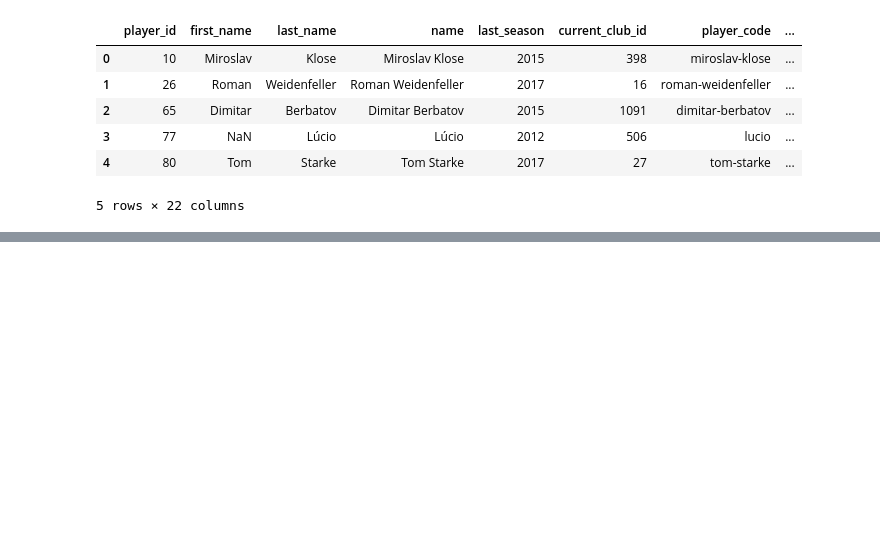
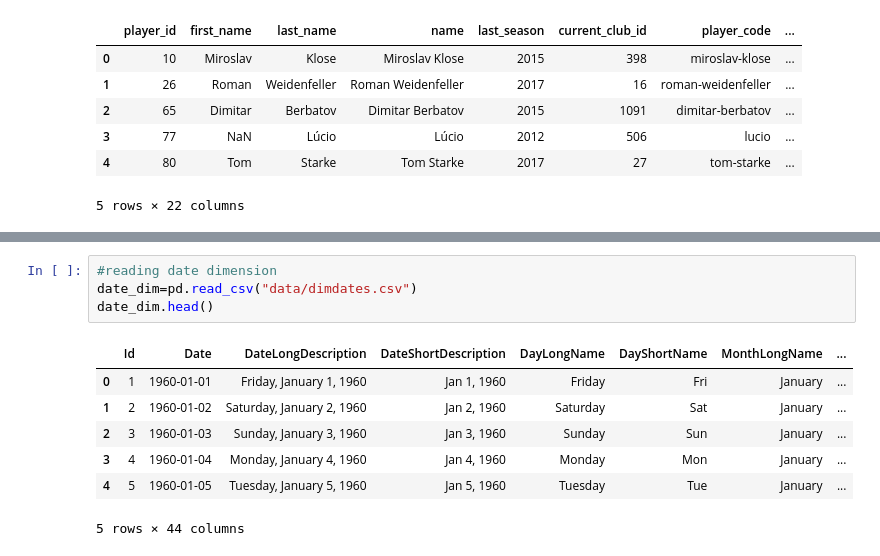
Before and after one commit to abanoub1555/Football-Data-from-Transfermarkt, a Jupyter notebook: transfer-data.ipynb, the cells around one changed output, grey strips where cells are left out. Drawn from its saved outputs; the diff is of its cells as text; blank space fills up the shorter version.

```diff
--- a/transfer-data.ipynb
+++ b/transfer-data.ipynb
@@ -88,0 +103,12 @@ player_dimension.drop(columns=["current_club_id","club_id"])
+# %%
+#reading date dimension
+date_dim=pd.read_csv("data/dimdates.csv")
+date_dim.head()
+# %% [output]
+|  | Id | Date | DateLongDescription | DateShortDescription | DayLongName | DayShortName | MonthLongName | ... |
+| 0 | 1 | 1960-01-01 | Friday, January 1, 1960 | Jan 1, 1960 | Friday | Fri | January | ... |
+| 1 | 2 | 1960-01-02 | Saturday, January 2, 1960 | Jan 2, 1960 | Saturday | Sat | January | ... |
+| 2 | 3 | 1960-01-03 | Sunday, January 3, 1960 | Jan 3, 1960 | Sunday | Sun | January | ... |
+| 3 | 4 | 1960-01-04 | Monday, January 4, 1960 | Jan 4, 1960 | Monday | Mon | January | ... |
+| 4 | 5 | 1960-01-05 | Tuesday, January 5, 1960 | Jan 5, 1960 | Tuesday | Tue | January | ... |
+5 rows × 44 columns
```
Also changed, not shown: parts of 15 cells of this notebook, 2 other files.
